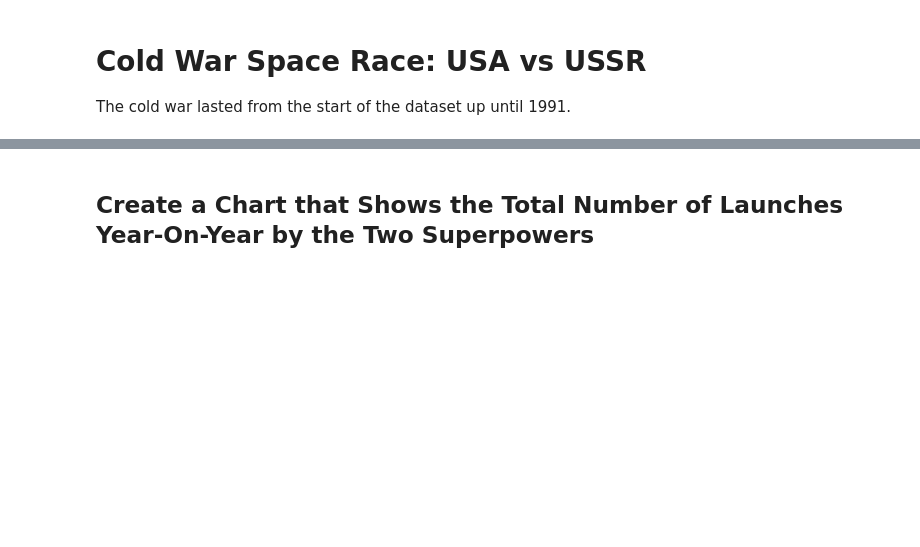
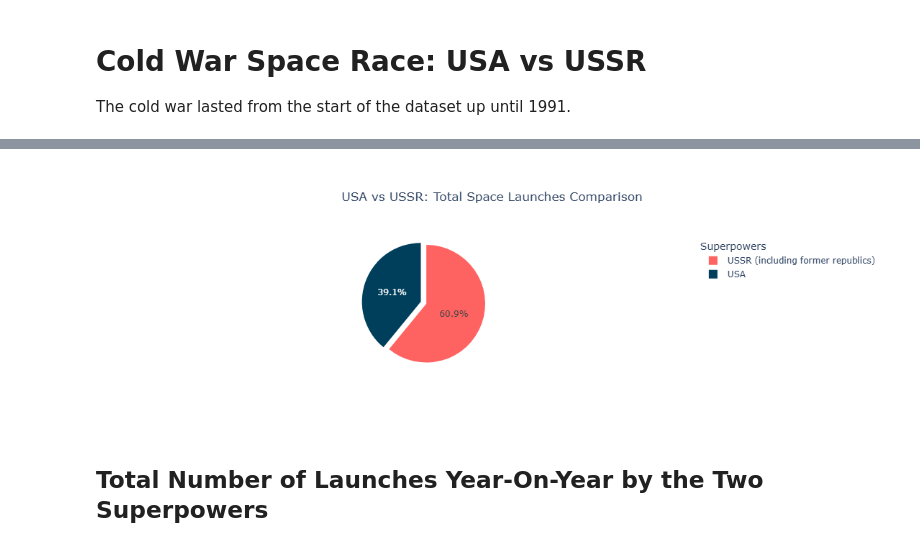
Before and after one commit to Vatsalsrivastava1209/Space-Missions-Analysis, a Jupyter notebook: Space_Missions_Analysis_(start).ipynb, the cells around one changed output, grey strips where cells are left out. Cells and saved outputs as stored; diff of their text form; code cells hidden in the pictures; blank space fills up the shorter version.

```diff
--- a/Space_Missions_Analysis_(start).ipynb
+++ b/Space_Missions_Analysis_(start).ipynb
@@ -444,2 +395,27 @@ Hint: Remember to include former Soviet Republics like Kazakhstan when analysing
+# %%
+usa_countries = ['USA']
+ussr_countries = ['Russian Federation', 'Kazakhstan', 'RVSN USSR']
+# %%
+usa_launches = df['Country'].isin(usa_countries).sum()
+ussr_launches = df['Country'].isin(ussr_countries).sum()
+
+
+labels = ['USA', 'USSR (including former republics)']
+values = [usa_launches, ussr_launches]
+# %%
+fig = go.Figure(data=[go.Pie(labels=labels,
+                               values=values,
+                               pull=[0, 0.1],
+                               marker_colors=['#003f5c', '#ff6361'])])
+
+fig.update_layout(
+    title_text='USA vs USSR: Total Space Launches Comparison',
+    title_x=0.5,
+    legend_title_text='Superpowers'
+)
+
+fig.show()
+# %% [output]
+[figure, added]
 # %% [markdown]
-## Create a Chart that Shows the Total Number of Launches Year-On-Year by the Two Superpowers
+## Total Number of Launches Year-On-Year by the Two Superpowers
```
Also changed, not shown: parts of 61 cells of this notebook.
